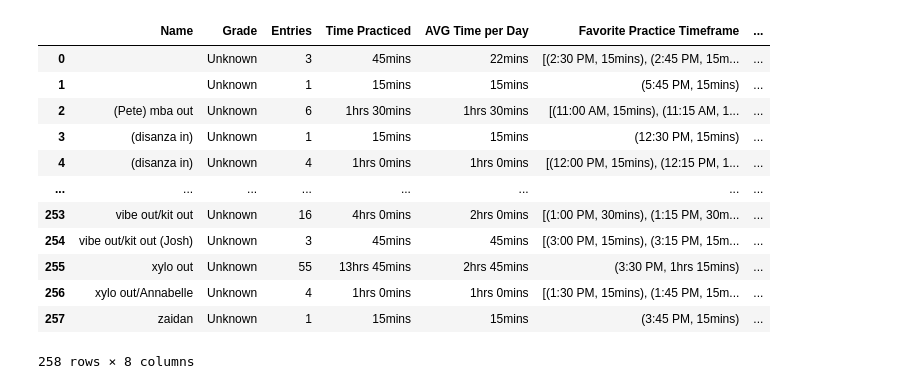
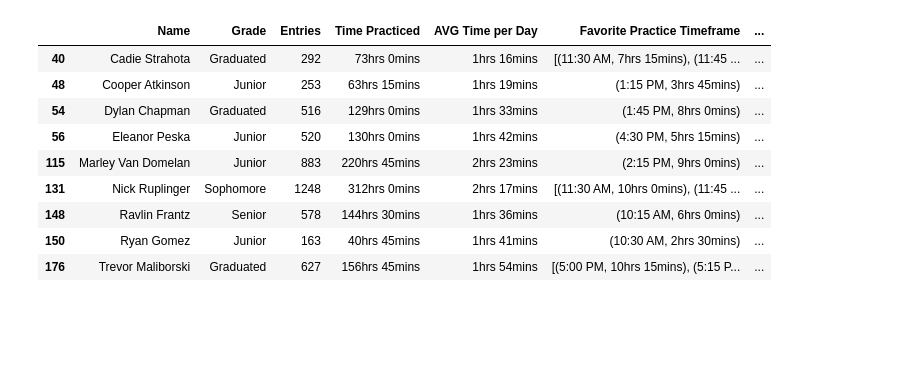
Before and after one commit to amdieter/practice-room-data, a Jupyter notebook: Practice Log.ipynb, the cells around one changed output. Drawn from its saved outputs; the diff is of its cells as text; code cells hidden in the pictures; blank space fills up the shorter version.

```diff
--- a/Practice Log.ipynb
+++ b/Practice Log.ipynb
@@ -280,50 +285,3 @@ perc_stats
-# %%
-# Using normalized entries to create summarized stats
-
-name_entries_df = entries.groupby(["person"]).size().reset_index()
-name_entries_df.columns = ['Name','Entries']
-
-# add grade level
-name_grade_df = pd.DataFrame.from_dict(name_grade, orient='index').reset_index()
-name_grade_df.columns = ['Name','Grade']
-
-# merge entries and grade level
-perc_stats = pd.merge(name_grade_df, name_entries_df, on='Name',how='outer')
-
-# fill NaN
-perc_stats.fillna({'Grade': 'Unknown',
-                   'Entries': 0}, inplace=True)
-
-# Time Practiced
-perc_stats['Time Practiced'] = perc_stats.apply(entries_to_time, axis=1)
-
-# Time/Day
-perc_stats['AVG Time per Day'] = perc_stats.apply(entries_to_time_p_day, axis=1)
-
-# Favorite Practice Timeframe
-perc_stats['Favorite Practice Timeframe'] = perc_stats.apply(fav, args = (entries.groupby(["person",'time']).size(),), axis=1)
-
-# Favorite Practice Room
-perc_stats['Favorite Practice Room'] = perc_stats.apply(fav, args = (entries.groupby(['person','room']).size(),), axis=1)
-
-perc_stats['Most Practicing in a Day'] = perc_stats.apply(fav, args = (entries.groupby(['person',"day"]).size(),), axis=1)
-perc_stats['Most Practicing in a Day'] = perc_stats.apply(convert_datetime, axis=1)
-
-perc_stats
-# %% [output]
-|  | Name | Grade | Entries | Time Practiced | AVG Time per Day | Favorite Practice Timeframe | ... |
-| 0 |  | Unknown | 3 | 45mins | 22mins | [(2:30 PM, 15mins), (2:45 PM, 15m... | ... |
-| 1 |  | Unknown | 1 | 15mins | 15mins | (5:45 PM, 15mins) | ... |
-| 2 | (Pete) mba out | Unknown | 6 | 1hrs 30mins | 1hrs 30mins | [(11:00 AM, 15mins), (11:15 AM, 1... | ... |
-| 3 | (disanza in) | Unknown | 1 | 15mins | 15mins | (12:30 PM, 15mins) | ... |
-| 4 | (disanza in) | Unknown | 4 | 1hrs 0mins | 1hrs 0mins | [(12:00 PM, 15mins), (12:15 PM, 1... | ... |
-| ... | ... | ... | ... | ... | ... | ... | ... |
-| 253 | vibe out/kit out | Unknown | 16 | 4hrs 0mins | 2hrs 0mins | [(1:00 PM, 30mins), (1:15 PM, 30m... | ... |
-| 254 | vibe out/kit out (Josh) | Unknown | 3 | 45mins | 45mins | [(3:00 PM, 15mins), (3:15 PM, 15m... | ... |
-| 255 | xylo out | Unknown | 55 | 13hrs 45mins | 2hrs 45mins | (3:30 PM, 1hrs 15mins) | ... |
-| 256 | xylo out/Annabelle | Unknown | 4 | 1hrs 0mins | 1hrs 0mins | [(1:30 PM, 15mins), (1:45 PM, 15m... | ... |
-| 257 | zaidan | Unknown | 1 | 15mins | 15mins | (3:45 PM, 15mins) | ... |
-258 rows × 8 columns
 # %%
 # save perc_stats
 
@@ -334,7 +292,18 @@ perc_stats.to_csv(
     index=False
 )
 # %%
-# perc_stats[(perc_stats["Favorite Practice Room"].str[0] == "1409") & (perc_stats["Grade"] != "Unknown")]
+perc_stats[(perc_stats["Favorite Practice Room"].str[0] == "1409") & (perc_stats["Grade"] != "Unknown")]
+# %% [output]
+|  | Name | Grade | Entries | Time Practiced | AVG Time per Day | Favorite Practice Timeframe | ... |
+| 40 | Cadie Strahota | Graduated | 292 | 73hrs 0mins | 1hrs 16mins | [(11:30 AM, 7hrs 15mins), (11:45 ... | ... |
+| 48 | Cooper Atkinson | Junior | 253 | 63hrs 15mins | 1hrs 19mins | (1:15 PM, 3hrs 45mins) | ... |
+| 54 | Dylan Chapman | Graduated | 516 | 129hrs 0mins | 1hrs 33mins | (1:45 PM, 8hrs 0mins) | ... |
+| 56 | Eleanor Peska | Junior | 520 | 130hrs 0mins | 1hrs 42mins | (4:30 PM, 5hrs 15mins) | ... |
+| 115 | Marley Van Domelan | Junior | 883 | 220hrs 45mins | 2hrs 23mins | (2:15 PM, 9hrs 0mins) | ... |
+| 131 | Nick Ruplinger | Sophomore | 1248 | 312hrs 0mins | 2hrs 17mins | [(11:30 AM, 10hrs 0mins), (11:45 ... | ... |
+| 148 | Ravlin Frantz | Senior | 578 | 144hrs 30mins | 1hrs 36mins | (10:15 AM, 6hrs 0mins) | ... |
+| 150 | Ryan Gomez | Junior | 163 | 40hrs 45mins | 1hrs 41mins | (10:30 AM, 2hrs 30mins) | ... |
+| 176 | Trevor Maliborski | Graduated | 627 | 156hrs 45mins | 1hrs 54mins | [(5:00 PM, 10hrs 15mins), (5:15 P... | ... |
 # %%
 sorted_perc_stats = perc_stats.sort_values('Entries', ascending = False)
 
```
Also changed, not shown: parts of 26 cells of this notebook, 2 other files.
